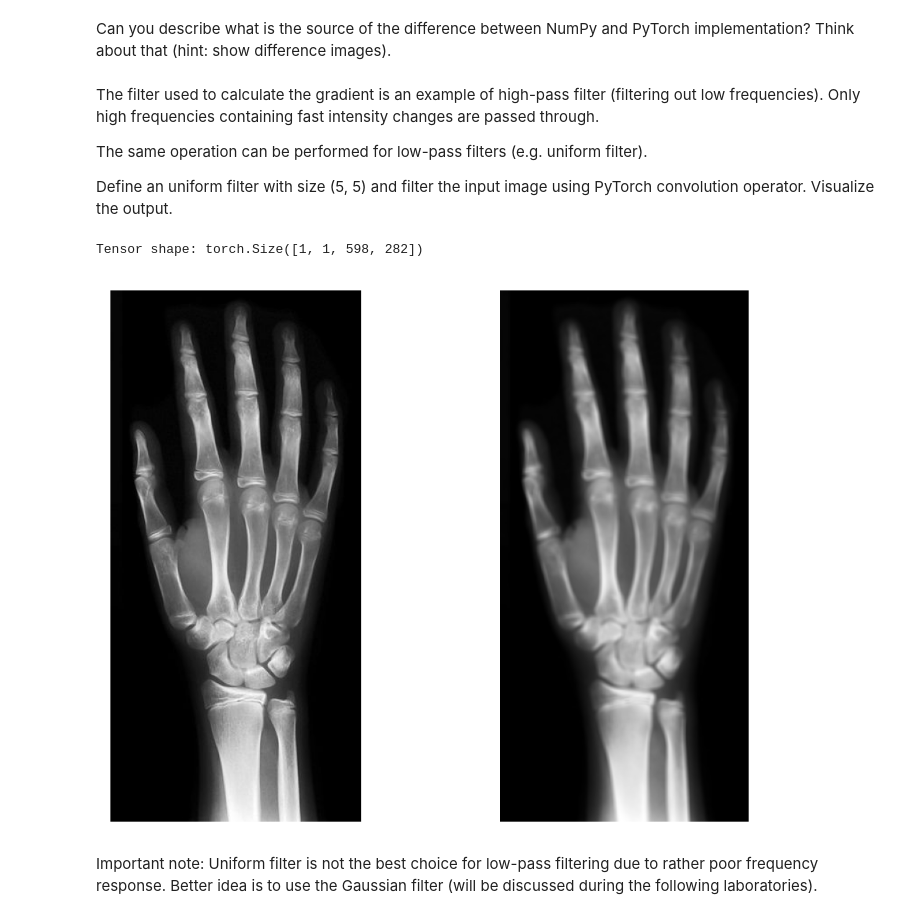
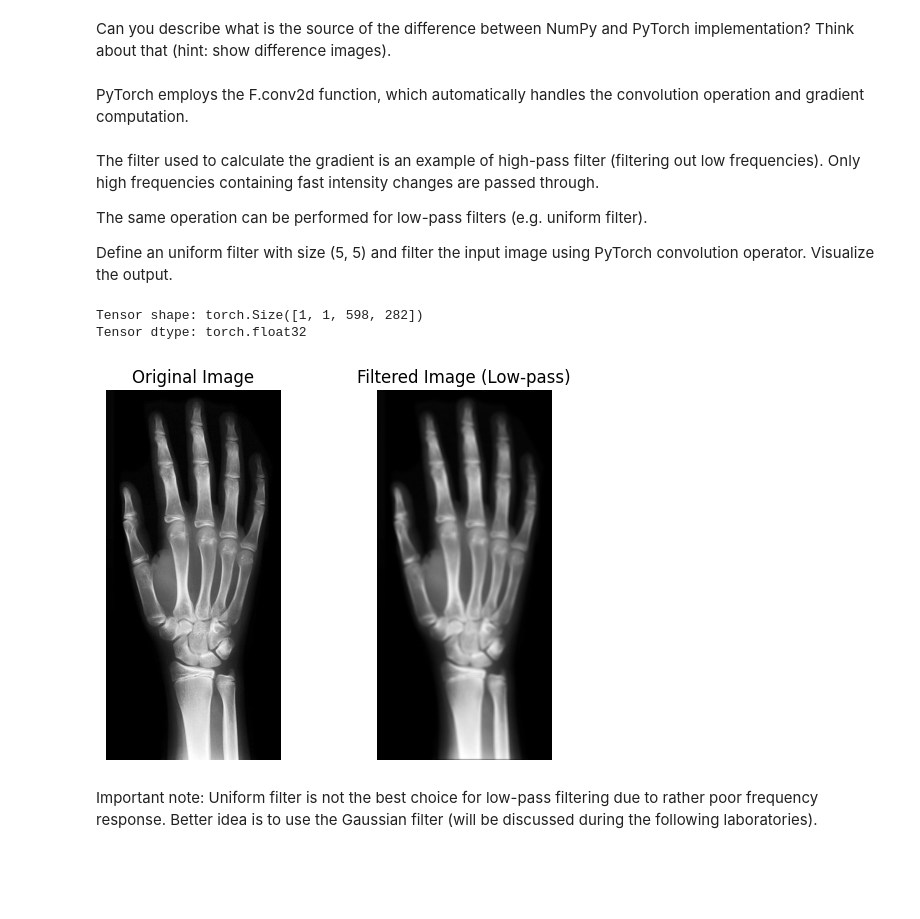
Before and after one commit to Mateleo/EmbeddedAI, a Jupyter notebook: Medical/Lab2_ToComplete.ipynb, the cells around one changed output. Saved outputs shown, nothing was run; the diff lists cells and outputs as text; code cells hidden in the pictures; blank space fills up the shorter version.

```diff
--- a/Medical/Lab2_ToComplete.ipynb
+++ b/Medical/Lab2_ToComplete.ipynb
@@ -288,35 +304,58 @@ ValueError: operands could not be broadcast together with shapes (598,282) (596,
 # %% [markdown]
 Can you describe what is the source of the difference between NumPy and PyTorch implementation? Think about that (hint: show difference images).
+# %% [markdown]
+PyTorch employs the F.conv2d function, which automatically handles the convolution operation and gradient computation.
 # %% [markdown]
 The filter used to calculate the gradient is an example of high-pass filter (filtering out low frequencies). Only high frequencies containing fast intensity changes are passed through.
 
 The same operation can be performed for low-pass filters (e.g. uniform filter).
 
 Define an uniform filter with size (5, 5) and filter the input image using PyTorch convolution operator. Visualize the output.
-# %%
-import torch as tc
-import torch.nn.functional as F
-
-# Convert the array to a PyTorch tensor with shape (1x1xYxX)
-tensor = tc.from_numpy(array).unsqueeze(0).unsqueeze(0)  # 1x1xYxX
-print(f"Tensor shape: {tensor.shape}")
-
-# Perform uniform filtering using PyTorch convolution
-filter_size = (5, 5)
-filter_weights = tc.ones((1, 1, filter_size[0], filter_size[1])) / (filter_size[0] * filter_size[1])
-smoothed_tensor = F.conv2d(tensor, filter_weights)
-
-plt.figure(dpi=200)
-plt.subplot(1, 2, 1)
-plt.imshow(tensor[0, 0, :, :], cmap='gray')
-plt.axis('off')
-plt.subplot(1, 2, 2)
-plt.imshow(smoothed_tensor[0, 0, :, :], cmap='gray')
-plt.axis('off')
-plt.show()
-# %% [output]
-Tensor shape: torch.Size([1, 1, 598, 282])
-[figure, removed]
+# %%
+from PIL import Image
+import matplotlib.pyplot as plt
+import numpy as np
+import torch
+import torch.nn.functional as F
+
+# Open the image
+image = Image.open("xray.jpg")
+
+# Convert the image to a PyTorch tensor
+tensor_image = torch.from_numpy(np.array(image)).unsqueeze(0).unsqueeze(0).float()
+
+# Normalize the tensor
+tensor_image = (tensor_image - torch.min(tensor_image)) / (torch.max(tensor_image) - torch.min(tensor_image))
+
+print(f"Tensor shape: {tensor_image.shape}")
+print(f"Tensor dtype: {tensor_image.dtype}")
+
+# Define a uniform filter for low-pass filtering
+uniform_filter = torch.ones((5, 5), dtype=torch.float32) / 25.0  # Assuming 5x5 filter with equal weights
+
+# Apply the low-pass filter using convolution
+filtered_image = F.conv2d(tensor_image, uniform_filter.unsqueeze(0).unsqueeze(0), padding=2)
+
+# Convert the result back to a NumPy array for visualization
+filtered_image_np = filtered_image.squeeze().numpy()
+
+# Plot the results
+plt.figure()
+plt.subplot(1, 2, 1)
+plt.imshow(tensor_image.squeeze().numpy(), cmap='gray')
+plt.axis('off')
+plt.title('Original Image')
+
+plt.subplot(1, 2, 2)
+plt.imshow(filtered_image_np, cmap='gray')
+plt.axis('off')
+plt.title('Filtered Image (Low-pass)')
+
+plt.show()
+# %% [output]
+Tensor shape: torch.Size([1, 1, 598, 282])
+Tensor dtype: torch.float32
+[figure, added]
 # %% [markdown]
 Important note: Uniform filter is not the best choice for low-pass filtering due to rather poor frequency response. Better idea is to use the Gaussian filter (will be discussed during the following laboratories).
 # %% [markdown]
```
Also changed, not shown: parts of 14 cells of this notebook, 2 other files.
